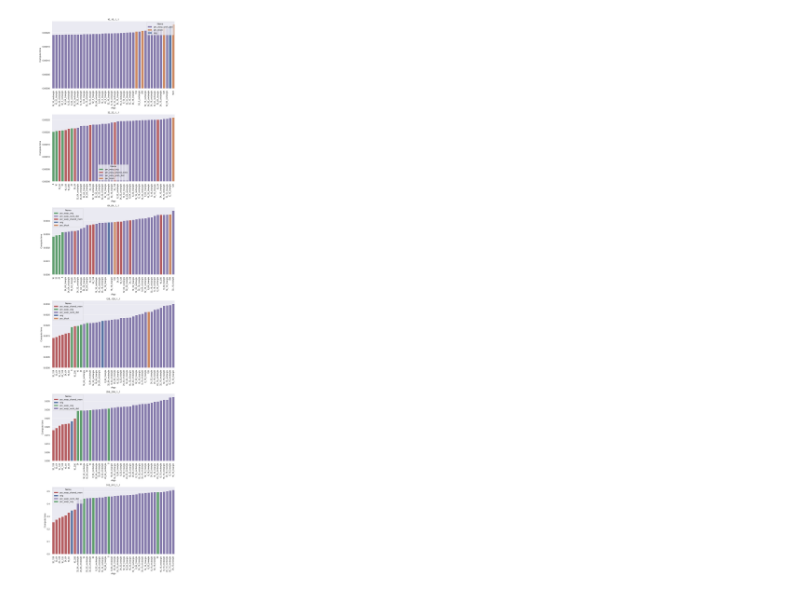
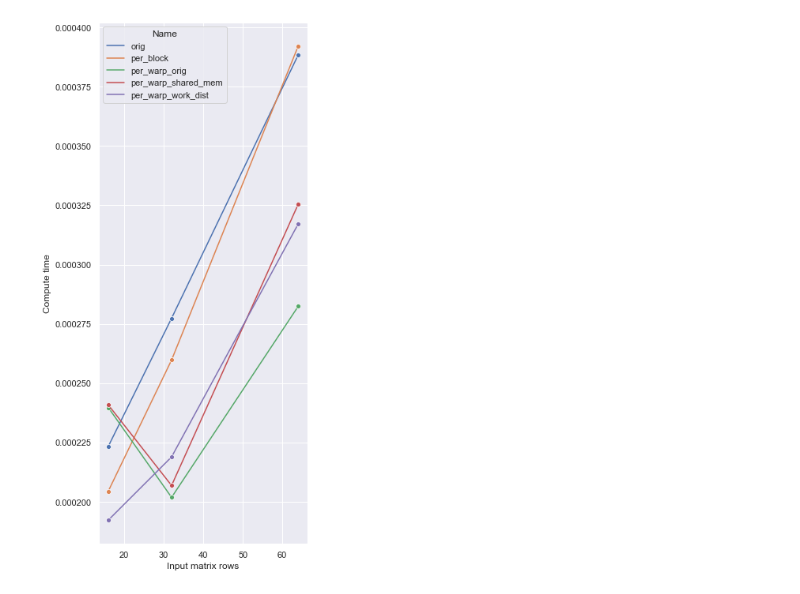
Before and after one commit to asmelko/cross-corr-jpdc, a Jupyter notebook: visualization/block_per_shift.ipynb, the cells around one changed output. Cells and saved outputs as stored; diff of their text form; code cells hidden in the pictures.

```diff
--- a/visualization/block_per_shift.ipynb
+++ b/visualization/block_per_shift.ipynb
@@ -1,52 +38,33 @@
 # %%
+
+
 import re
 
 import math
 import numpy as np
 import pandas as pd
 import matplotlib.pyplot as plt
 import seaborn as sns
 from shared import Benchmark, Run, Group, InputSize
 
 from pathlib import Path
 from typing import List, Tuple, Dict
 
 benchmark = Benchmark.load(Path.cwd().parent / "benchmarking" / "test" / "BlockPerShift")
 
-group = benchmark.groups["one_to_one"]
+data = pd.concat([run.data for run in benchmark.groups["one_to_one"].runs], axis=0, ignore_index=True)
+data = data[data["Input matrix rows"] <= 64]
+grouped = data.groupby(["Name", "Args", "Input matrix rows"])
+compute_times = grouped["Computation"].mean() / 1e9
+compute_times.name = "Compute time"
+results = compute_times.reset_index().sort_values("Compute time")
 
-names = sorted(pd.concat([run.data for run in group.runs], join="inner")["Name"].unique())
-palette = dict(zip(names, sns.color_palette(n_colors=len(names))))
-input_sizes_str = set([str(run.input_size) for run in group.runs])
+alg_mins = results.groupby(["Name", "Input matrix rows"])["Compute time"].min().to_frame("Compute time")
 
-input_sizes = sorted([InputSize.from_string(input_size_str) for input_size_str in input_sizes_str], key=lambda in_size: (in_size.matrix_area(), in_size.right_matrices))
+sns.set(rc={'figure.figsize': (5, 10)})
+fig, ax = plt.subplots()
 
-results = []
-for idx, input_size in enumerate(input_sizes):
-    data = pd.concat([run.data for run in group.runs if run.input_size == input_size], join="inner")
-    grouped = data.groupby(["Args"])
-    compute_times = grouped["Computation"].mean() / 1e9
-    compute_times.name = "Compute time"
-    arguments = grouped[["Name"]].first()
-    result = pd.merge(compute_times, arguments, on="Args", sort=False)
-    result = result.reset_index().sort_values("Compute time")
-
-    results.append(result)
+ax = sns.lineplot(data=alg_mins, x="Input matrix rows", y="Compute time", hue="Name", marker='o', ax=ax)
+fig.tight_layout()
+# %% [output]
+[figure, added]
-# %%
-
-sns.set(rc={'figure.figsize': (10, 40)})
-fig, axs = plt.subplots(nrows=len(input_sizes))
-for idx, input_size in enumerate(input_sizes):
-
-    result = results[idx]
-    d = result.head(40)
-    ax = sns.barplot(data=d, x="Args", y="Compute time", hue="Name", ax=axs[idx], dodge=False, palette=palette)
-    ax.tick_params(axis='x', labelrotation=90)
-    ax.set_title(str(input_size))
-
-    # improvement = (1 - (work_dist.head(1)["Compute time"].iat[0] / naive.head(1)["Compute time"].iat[0]))*100
-    # print(f"{str(input_size)}: {improvement:.2f}% faster")
-
-fig.tight_layout()
-# %% [output]
-[figure, removed]
```
Also changed, not shown: parts of 4 cells of this notebook, 11 other files.
